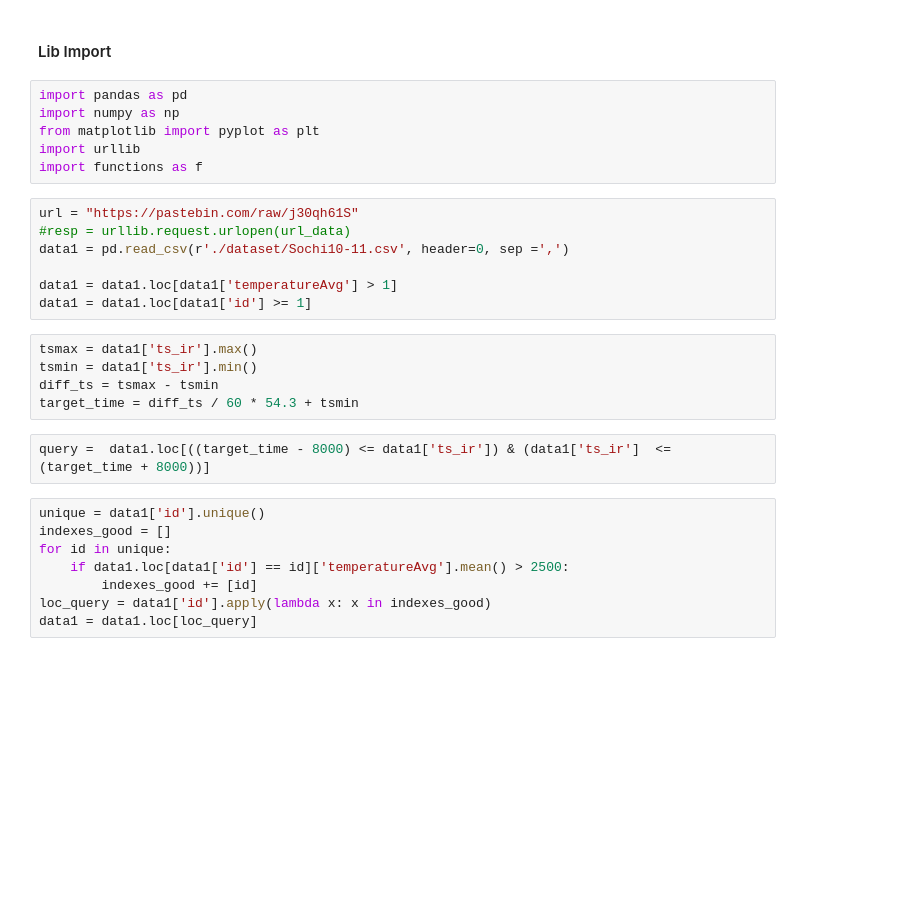
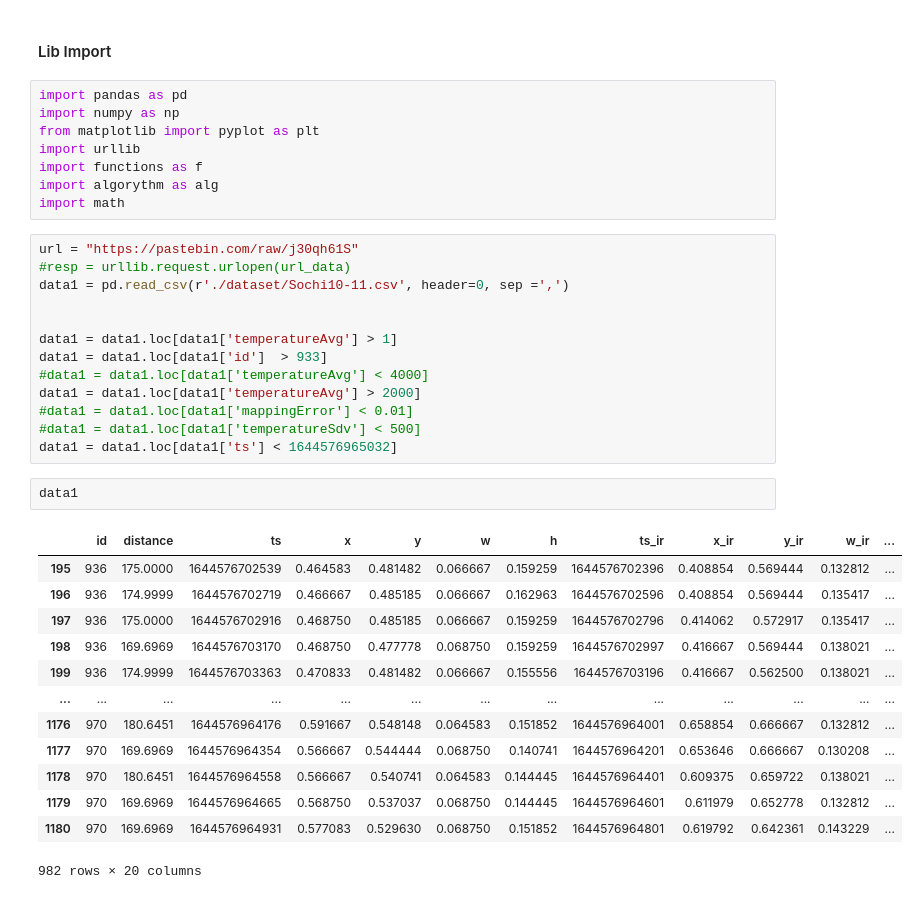
Before and after one commit to enotbeta/thermal-diplom, a Jupyter notebook: Main script.ipynb, the cells around one changed output. Cells and saved outputs as stored; diff of their text form; blank space fills up the shorter version.

```diff
--- a/Main script.ipynb
+++ b/Main script.ipynb
@@ -6,25 +6,34 @@ import numpy as np
 from matplotlib import pyplot as plt
 import urllib
 import functions as f
+import algorythm as alg
+import math
 # %%
 url = "https://pastebin.com/raw/j30qh61S"
 #resp = urllib.request.urlopen(url_data)
 data1 = pd.read_csv(r'./dataset/Sochi10-11.csv', header=0, sep =',')
 
+
 data1 = data1.loc[data1['temperatureAvg'] > 1]
-data1 = data1.loc[data1['id'] >= 1]
+data1 = data1.loc[data1['id']  > 933]
+#data1 = data1.loc[data1['temperatureAvg'] < 4000]
+data1 = data1.loc[data1['temperatureAvg'] > 2000]
+#data1 = data1.loc[data1['mappingError'] < 0.01]
+#data1 = data1.loc[data1['temperatureSdv'] < 500]
+data1 = data1.loc[data1['ts'] < 1644576965032]
-# %%
-tsmax = data1['ts_ir'].max()
-tsmin = data1['ts_ir'].min()
-diff_ts = tsmax - tsmin
-target_time = diff_ts / 60 * 54.3 + tsmin
-# %%
-query =  data1.loc[((target_time - 8000) <= data1['ts_ir']) & (data1['ts_ir']  <= (target_time + 8000))]
-# %%
-unique = data1['id'].unique()
-indexes_good = []
-for id in unique:
-    if data1.loc[data1['id'] == id]['temperatureAvg'].mean() > 2500:
-        indexes_good += [id]
-loc_query = data1['id'].apply(lambda x: x in indexes_good)
-data1 = data1.loc[loc_query]
+# %%
+data1
+# %% [output]
+|  | id | distance | ts | x | y | w | h | ts_ir | x_ir | y_ir | w_ir | ... |
+| 195 | 936 | 175.0000 | 1644576702539 | 0.464583 | 0.481482 | 0.066667 | 0.159259 | 1644576702396 | 0.408854 | 0.569444 | 0.132812 | ... |
+| 196 | 936 | 174.9999 | 1644576702719 | 0.466667 | 0.485185 | 0.066667 | 0.162963 | 1644576702596 | 0.408854 | 0.569444 | 0.135417 | ... |
+| 197 | 936 | 175.0000 | 1644576702916 | 0.468750 | 0.485185 | 0.066667 | 0.159259 | 1644576702796 | 0.414062 | 0.572917 | 0.135417 | ... |
+| 198 | 936 | 169.6969 | 1644576703170 | 0.468750 | 0.477778 | 0.068750 | 0.159259 | 1644576702997 | 0.416667 | 0.569444 | 0.138021 | ... |
+| 199 | 936 | 174.9999 | 1644576703363 | 0.470833 | 0.481482 | 0.066667 | 0.155556 | 1644576703196 | 0.416667 | 0.562500 | 0.138021 | ... |
+| ... | ... | ... | ... | ... | ... | ... | ... | ... | ... | ... | ... | ... |
+| 1176 | 970 | 180.6451 | 1644576964176 | 0.591667 | 0.548148 | 0.064583 | 0.151852 | 1644576964001 | 0.658854 | 0.666667 | 0.132812 | ... |
+| 1177 | 970 | 169.6969 | 1644576964354 | 0.566667 | 0.544444 | 0.068750 | 0.140741 | 1644576964201 | 0.653646 | 0.666667 | 0.130208 | ... |
+| 1178 | 970 | 180.6451 | 1644576964558 | 0.566667 | 0.540741 | 0.064583 | 0.144445 | 1644576964401 | 0.609375 | 0.659722 | 0.138021 | ... |
+| 1179 | 970 | 169.6969 | 1644576964665 | 0.568750 | 0.537037 | 0.068750 | 0.144445 | 1644576964601 | 0.611979 | 0.652778 | 0.132812 | ... |
+| 1180 | 970 | 169.6969 | 1644576964931 | 0.577083 | 0.529630 | 0.068750 | 0.151852 | 1644576964801 | 0.619792 | 0.642361 | 0.143229 | ... |
+982 rows × 20 columns
```
Also changed, not shown: parts of 7 cells of this notebook, 2 other files.
